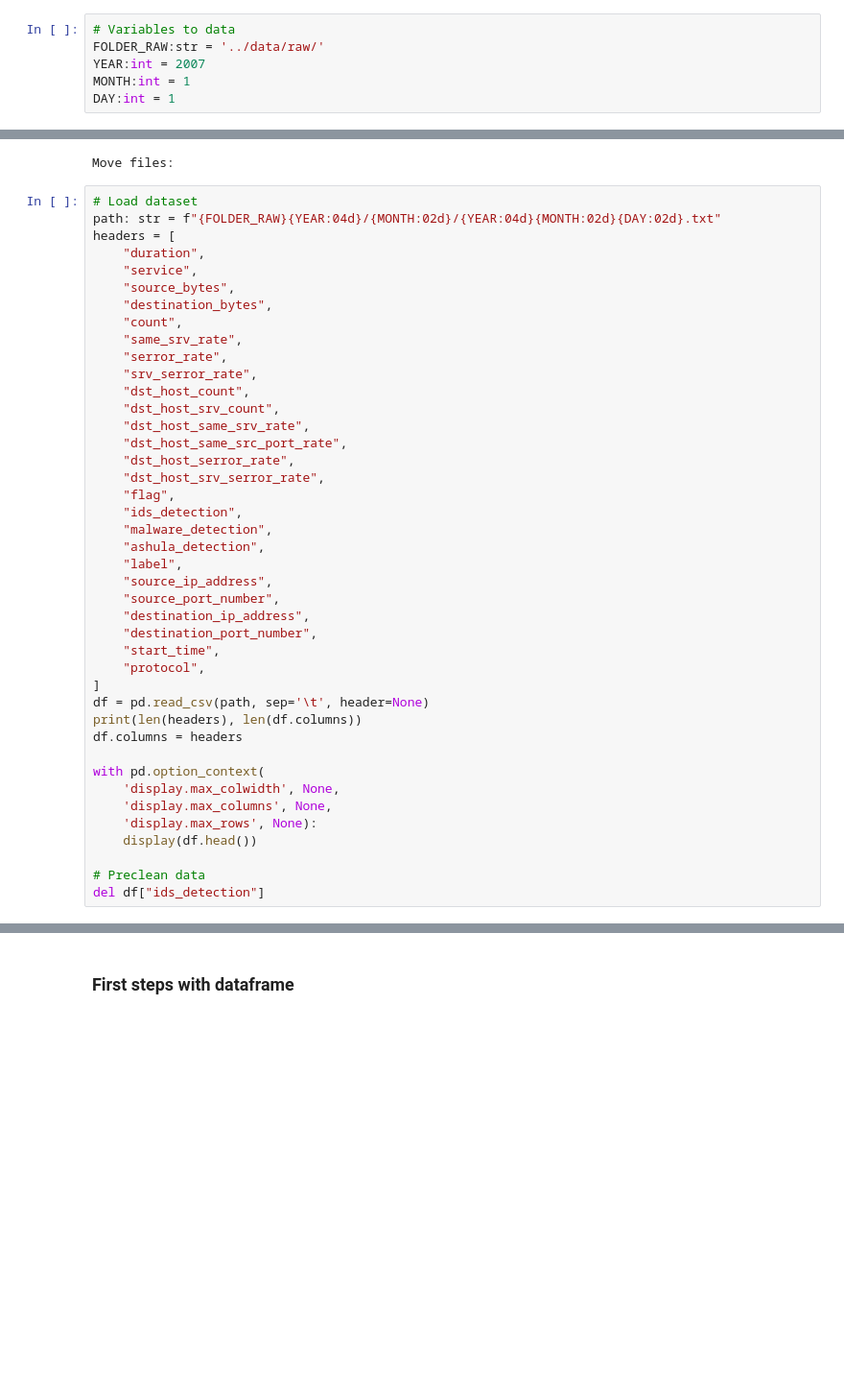
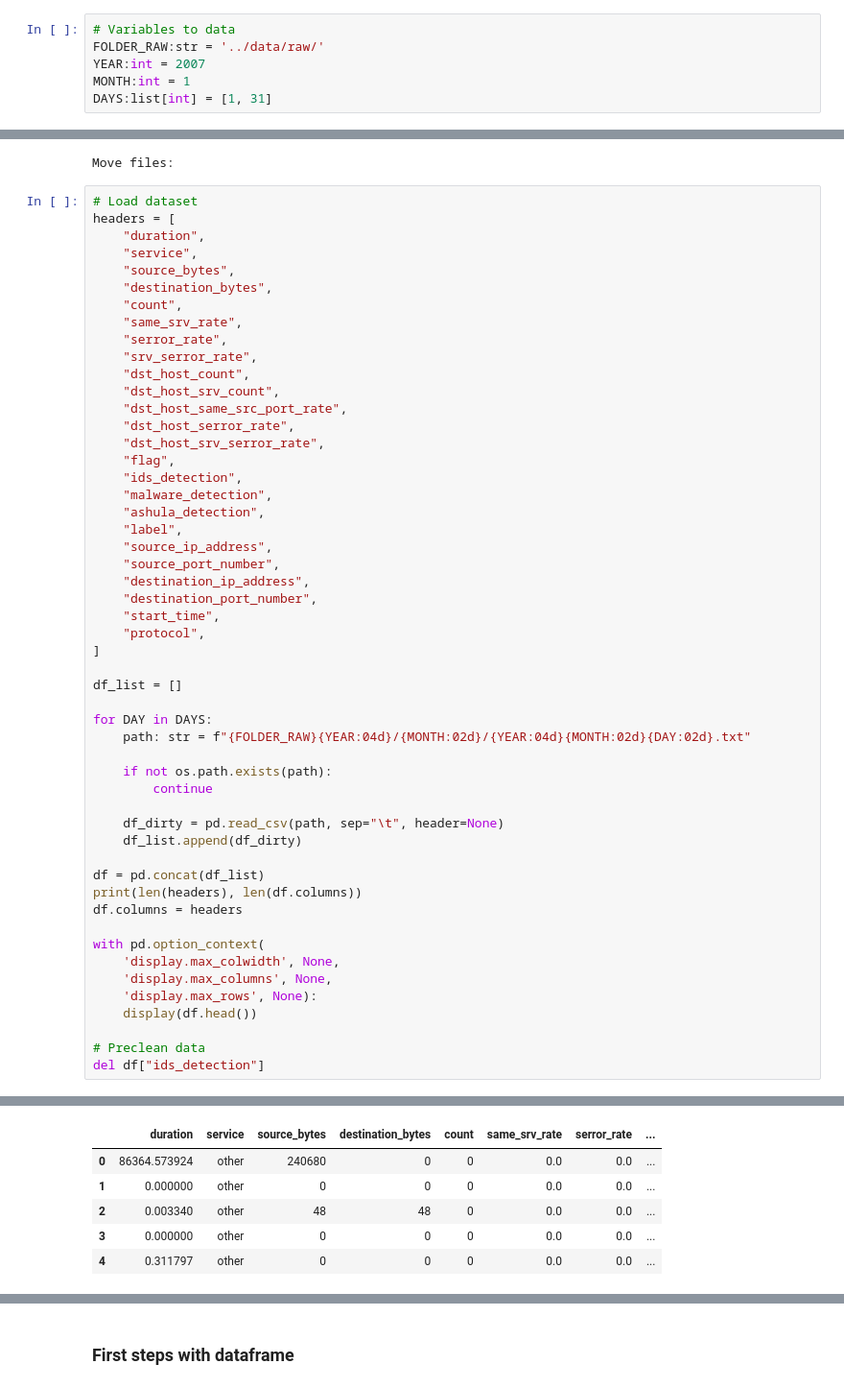
Before and after one commit to Backup8Bits/mlops-model, a Jupyter notebook: notebooks/eda_network.ipynb, the cells around one changed output, grey strips where cells are left out. Shown: that part at 96% size. Drawn from its saved outputs; the diff is of its cells as text; blank space fills up the shorter version.

```diff
--- a/notebooks/eda_network.ipynb
+++ b/notebooks/eda_network.ipynb
@@ -19,7 +20,7 @@ from pycaret.classification import setup, compare_models, create_model, evaluate
 FOLDER_RAW:str = '../data/raw/'
 YEAR:int = 2007
 MONTH:int = 1
-DAY:int = 1
+DAYS:list[int] = [1, 31]
 # %%
 # Download file
 FILE = f"{YEAR}{MONTH:02d}.zip"
@@ -53,7 +55,6 @@ if os.path.exists(f"{PATH}/Kyoto2016"):
 Move files:
 # %%
 # Load dataset
-path: str = f"{FOLDER_RAW}{YEAR:04d}/{MONTH:02d}/{YEAR:04d}{MONTH:02d}{DAY:02d}.txt"
 headers = [
     "duration",
     "service",
@@ -65,7 +66,6 @@ headers = [
     "srv_serror_rate",
     "dst_host_count",
     "dst_host_srv_count",
-    "dst_host_same_srv_rate",
     "dst_host_same_src_port_rate",
     "dst_host_serror_rate",
     "dst_host_srv_serror_rate",
@@ -81,7 +81,19 @@ headers = [
     "start_time",
     "protocol",
 ]
-df = pd.read_csv(path, sep='\t', header=None)
+
+df_list = []
+
+for DAY in DAYS:
+    path: str = f"{FOLDER_RAW}{YEAR:04d}/{MONTH:02d}/{YEAR:04d}{MONTH:02d}{DAY:02d}.txt"
+
+    if not os.path.exists(path):
+        continue
+
+    df_dirty = pd.read_csv(path, sep="\t", header=None)
+    df_list.append(df_dirty)
+
+df = pd.concat(df_list)
 print(len(headers), len(df.columns))
 df.columns = headers
 
@@ -98,0 +110,6 @@ ValueError: Length mismatch: Expected axis has 24 elements, new values have 25 e
+|  | duration | service | source_bytes | destination_bytes | count | same_srv_rate | serror_rate | ... |
+| 0 | 86364.573924 | other | 240680 | 0 | 0 | 0.0 | 0.0 | ... |
+| 1 | 0.000000 | other | 0 | 0 | 0 | 0.0 | 0.0 | ... |
+| 2 | 0.003340 | other | 48 | 48 | 0 | 0.0 | 0.0 | ... |
+| 3 | 0.000000 | other | 0 | 0 | 0 | 0.0 | 0.0 | ... |
+| 4 | 0.311797 | other | 0 | 0 | 0 | 0.0 | 0.0 | ... |
```
Also changed, not shown: parts of 16 cells of this notebook, 1 other file.
